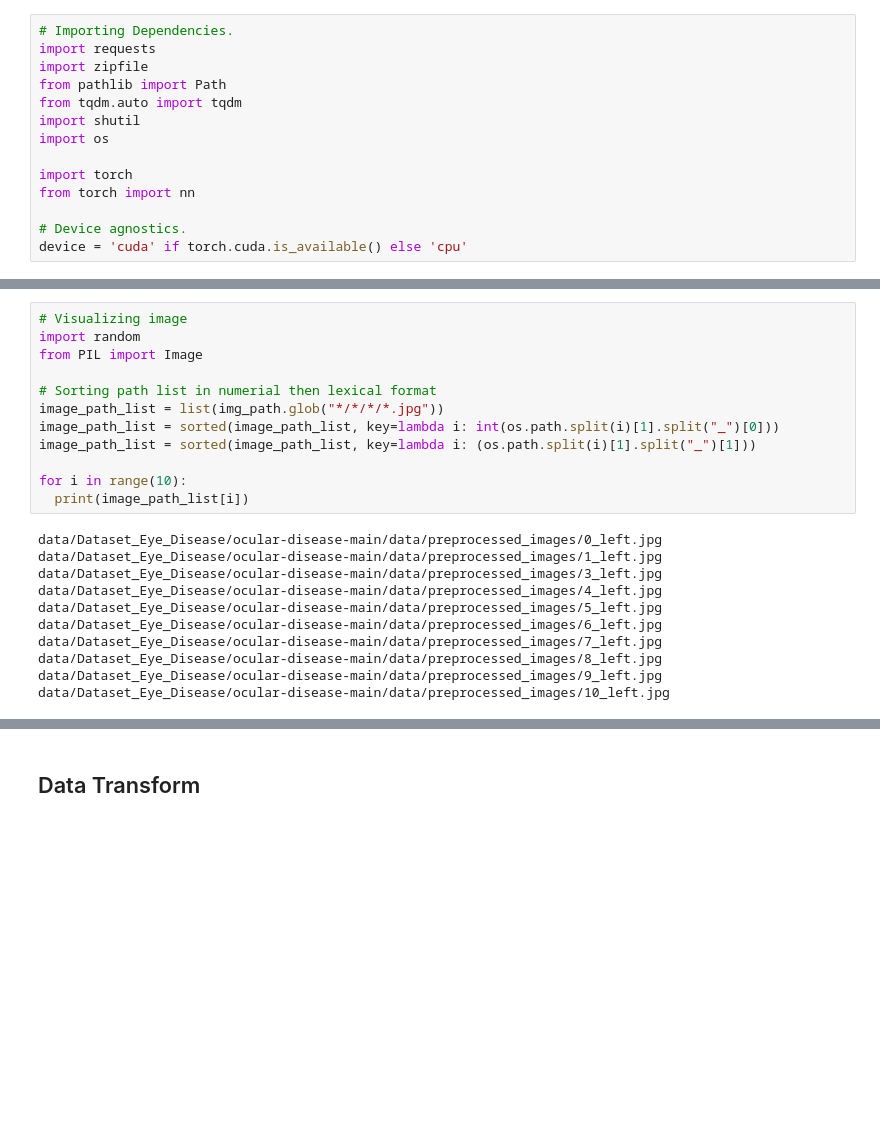
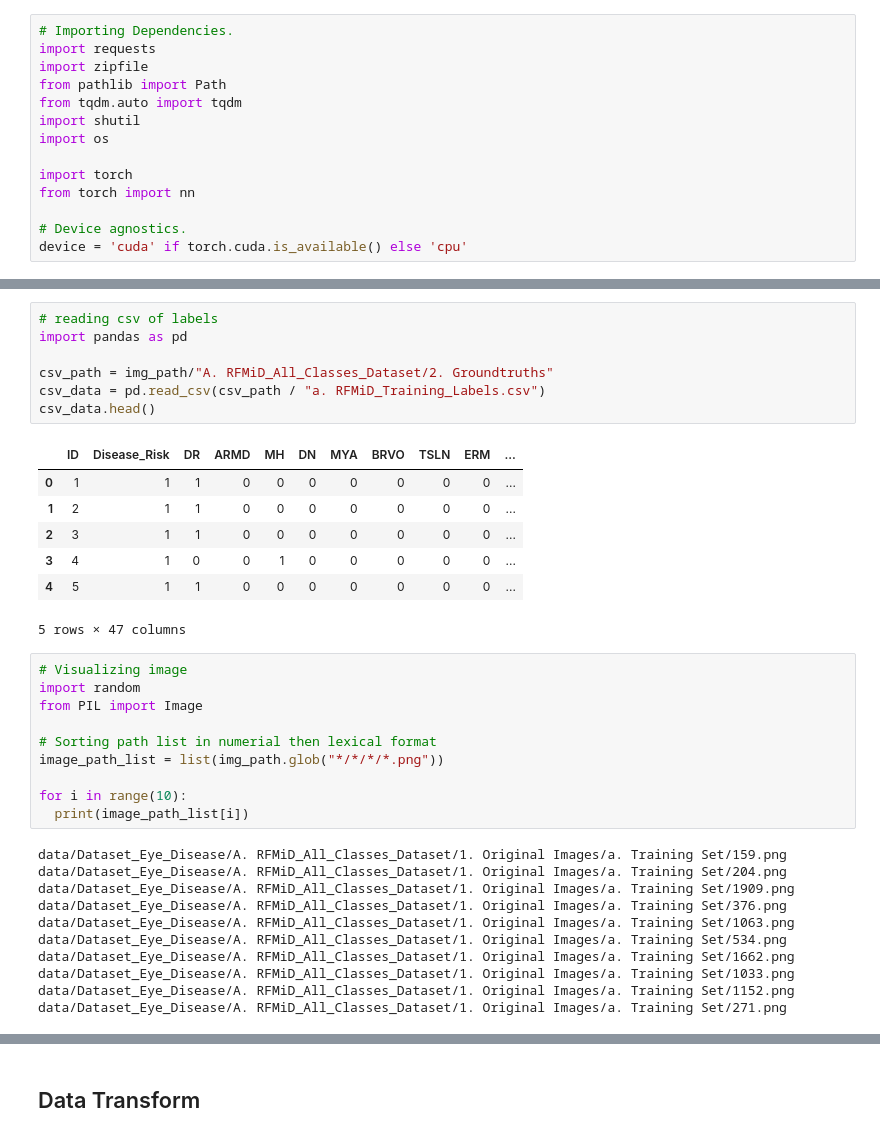
Before and after one commit to Vise-1/Eye_Disease_Classification_via_ML, a Jupyter notebook: Model_Eye_Disease_Classification.ipynb, the cells around one changed output, grey strips where cells are left out. Cells and saved outputs as stored; diff of their text form; blank space fills up the shorter version.

```diff
--- a/Model_Eye_Disease_Classification.ipynb
+++ b/Model_Eye_Disease_Classification.ipynb
@@ -93,23 +92,36 @@ Downloading labels.csv
+# %%
+# reading csv of labels
+import pandas as pd
+
+csv_path = img_path/"A. RFMiD_All_Classes_Dataset/2. Groundtruths"
+csv_data = pd.read_csv(csv_path / "a. RFMiD_Training_Labels.csv")
+csv_data.head()
+# %% [output]
+|  | ID | Disease_Risk | DR | ARMD | MH | DN | MYA | BRVO | TSLN | ERM | ... |
+| 0 | 1 | 1 | 1 | 0 | 0 | 0 | 0 | 0 | 0 | 0 | ... |
+| 1 | 2 | 1 | 1 | 0 | 0 | 0 | 0 | 0 | 0 | 0 | ... |
+| 2 | 3 | 1 | 1 | 0 | 0 | 0 | 0 | 0 | 0 | 0 | ... |
+| 3 | 4 | 1 | 0 | 0 | 1 | 0 | 0 | 0 | 0 | 0 | ... |
+| 4 | 5 | 1 | 1 | 0 | 0 | 0 | 0 | 0 | 0 | 0 | ... |
+5 rows × 47 columns
 # %%
 # Visualizing image
 import random
 from PIL import Image
 
 # Sorting path list in numerial then lexical format
-image_path_list = list(img_path.glob("*/*/*/*.jpg"))
-image_path_list = sorted(image_path_list, key=lambda i: int(os.path.split(i)[1].split("_")[0]))
-image_path_list = sorted(image_path_list, key=lambda i: (os.path.split(i)[1].split("_")[1]))
+image_path_list = list(img_path.glob("*/*/*/*.png"))
 
 for i in range(10):
   print(image_path_list[i])
 # %% [output]
-data/Dataset_Eye_Disease/ocular-disease-main/data/preprocessed_images/0_left.jpg
-data/Dataset_Eye_Disease/ocular-disease-main/data/preprocessed_images/1_left.jpg
-data/Dataset_Eye_Disease/ocular-disease-main/data/preprocessed_images/3_left.jpg
-data/Dataset_Eye_Disease/ocular-disease-main/data/preprocessed_images/4_left.jpg
-data/Dataset_Eye_Disease/ocular-disease-main/data/preprocessed_images/5_left.jpg
-data/Dataset_Eye_Disease/ocular-disease-main/data/preprocessed_images/6_left.jpg
-data/Dataset_Eye_Disease/ocular-disease-main/data/preprocessed_images/7_left.jpg
-data/Dataset_Eye_Disease/ocular-disease-main/data/preprocessed_images/8_left.jpg
-data/Dataset_Eye_Disease/ocular-disease-main/data/preprocessed_images/9_left.jpg
-data/Dataset_Eye_Disease/ocular-disease-main/data/preprocessed_images/10_left.jpg
+data/Dataset_Eye_Disease/A. RFMiD_All_Classes_Dataset/1. Original Images/a. Training Set/159.png
+data/Dataset_Eye_Disease/A. RFMiD_All_Classes_Dataset/1. Original Images/a. Training Set/204.png
+data/Dataset_Eye_Disease/A. RFMiD_All_Classes_Dataset/1. Original Images/a. Training Set/1909.png
+data/Dataset_Eye_Disease/A. RFMiD_All_Classes_Dataset/1. Original Images/a. Training Set/376.png
+data/Dataset_Eye_Disease/A. RFMiD_All_Classes_Dataset/1. Original Images/a. Training Set/1063.png
+data/Dataset_Eye_Disease/A. RFMiD_All_Classes_Dataset/1. Original Images/a. Training Set/534.png
+data/Dataset_Eye_Disease/A. RFMiD_All_Classes_Dataset/1. Original Images/a. Training Set/1662.png
+data/Dataset_Eye_Disease/A. RFMiD_All_Classes_Dataset/1. Original Images/a. Training Set/1033.png
+data/Dataset_Eye_Disease/A. RFMiD_All_Classes_Dataset/1. Original Images/a. Training Set/1152.png
+data/Dataset_Eye_Disease/A. RFMiD_All_Classes_Dataset/1. Original Images/a. Training Set/271.png
```
Also changed, not shown: parts of 12 cells of this notebook.
